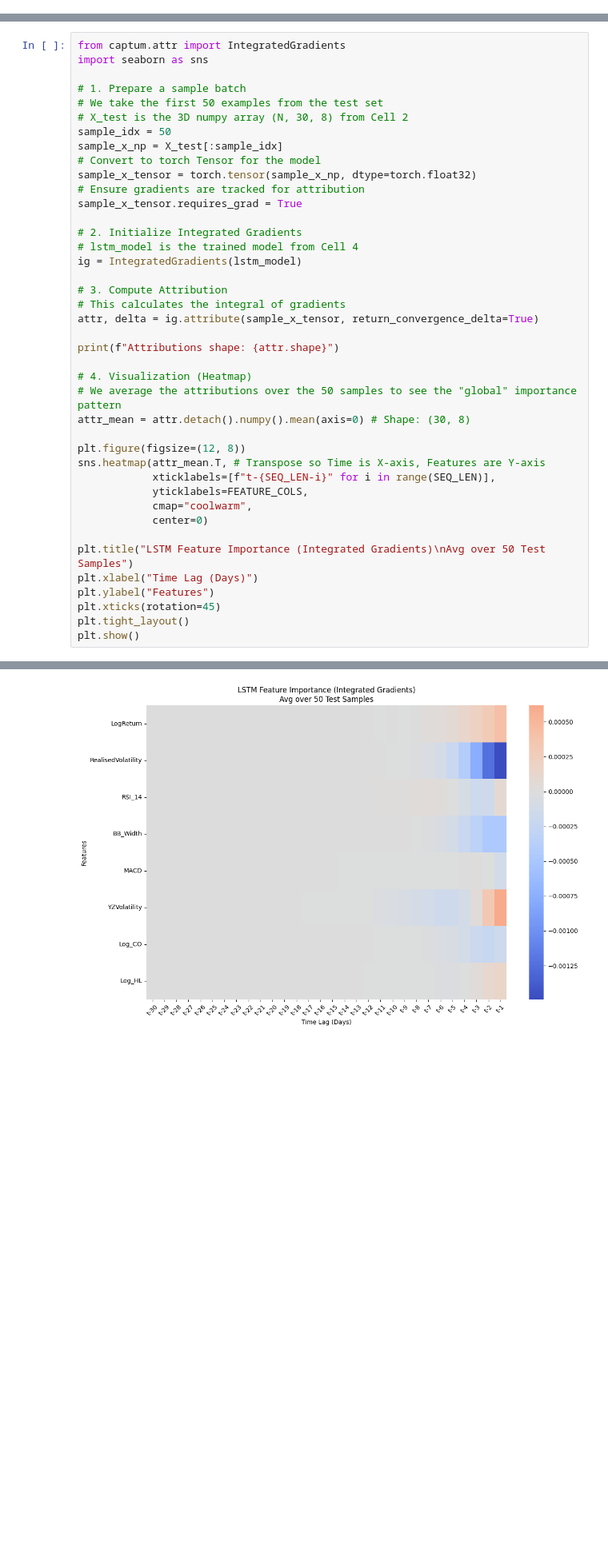
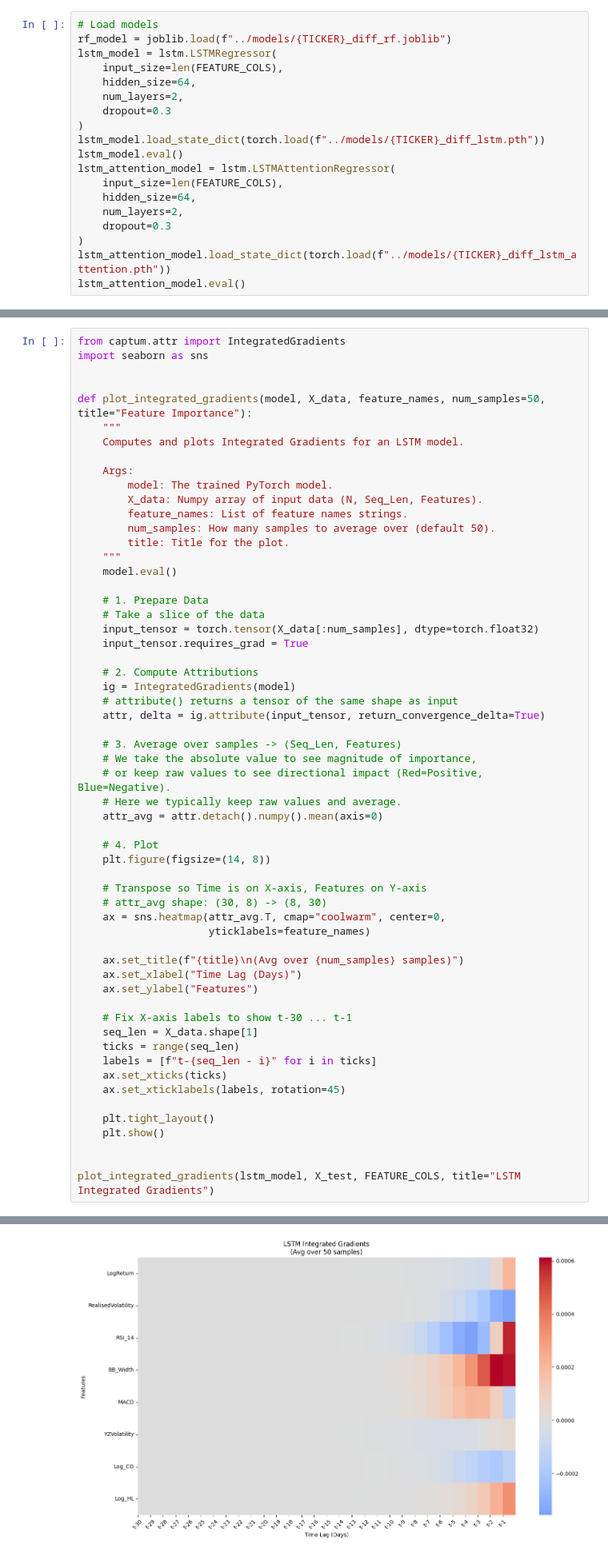
Before and after one commit to ICAI-IMAT-XAI/final-project-IgnacioBayon, a Jupyter notebook: notebooks/predict_difference.ipynb, the cells around one changed output, grey strips where cells are left out. Shown at 80% size. Cells and saved outputs as stored; diff of their text form; blank space fills up the shorter version.

Commit message:
model comparison finished

```diff
--- a/notebooks/predict_difference.ipynb
+++ b/notebooks/predict_difference.ipynb
@@ -236,2 +253,21 @@ Final Comparison (Reconstructed Values):
 # %% [markdown]
 ## 2. XAI
+# %%
+# Load models
+rf_model = joblib.load(f"../models/{TICKER}_diff_rf.joblib")
+lstm_model = lstm.LSTMRegressor(
+    input_size=len(FEATURE_COLS),
+    hidden_size=64,
+    num_layers=2,
+    dropout=0.3
+)
+lstm_model.load_state_dict(torch.load(f"../models/{TICKER}_diff_lstm.pth"))
+lstm_model.eval()
+lstm_attention_model = lstm.LSTMAttentionRegressor(
+    input_size=len(FEATURE_COLS),
+    hidden_size=64,
+    num_layers=2,
+    dropout=0.3
+)
+lstm_attention_model.load_state_dict(torch.load(f"../models/{TICKER}_diff_lstm_attention.pth"))
+lstm_attention_model.eval()
@@ -282,41 +337,58 @@ Random Forest: Top 10 Features driving Volatility Change
 from captum.attr import IntegratedGradients
 import seaborn as sns
 
-# 1. Prepare a sample batch
-# We take the first 50 examples from the test set
-# X_test is the 3D numpy array (N, 30, 8) from Cell 2
-sample_idx = 50
-sample_x_np = X_test[:sample_idx]
-# Convert to torch Tensor for the model
-sample_x_tensor = torch.tensor(sample_x_np, dtype=torch.float32)
-# Ensure gradients are tracked for attribution
-sample_x_tensor.requires_grad = True
 
-# 2. Initialize Integrated Gradients
-# lstm_model is the trained model from Cell 4
-ig = IntegratedGradients(lstm_model)
+def plot_integrated_gradients(model, X_data, feature_names, num_samples=50, title="Feature Importance"):
+    """
+    Computes and plots Integrated Gradients for an LSTM model.
 
-# 3. Compute Attribution
-# This calculates the integral of gradients
-attr, delta = ig.attribute(sample_x_tensor, return_convergence_delta=True)
+    Args:
+        model: The trained PyTorch model.
+        X_data: Numpy array of input data (N, Seq_Len, Features).
+        feature_names: List of feature names strings.
+        num_samples: How many samples to average over (default 50).
+        title: Title for the plot.
+    """
+    model.eval()
 
-print(f"Attributions shape: {attr.shape}")
+    # 1. Prepare Data
+    # Take a slice of the data
+    input_tensor = torch.tensor(X_data[:num_samples], dtype=torch.float32)
+    input_tensor.requires_grad = True
 
-# 4. Visualization (Heatmap)
-# We average the attributions over the 50 samples to see the "global" importance pattern
-attr_mean = attr.detach().numpy().mean(axis=0) # Shape: (30, 8)
+    # 2. Compute Attributions
+    ig = IntegratedGradients(model)
+    # attribute() returns a tensor of the same shape as input
+    attr, delta = ig.attribute(input_tensor, return_convergence_delta=True)
 
-plt.figure(figsize=(12, 8))
-sns.heatmap(attr_mean.T, # Transpose so Time is X-axis, Features are Y-axis
-            xticklabels=[f"t-{SEQ_LEN-i}" for i in range(SEQ_LEN)],
-            yticklabels=FEATURE_COLS,
-            cmap="coolwarm",
-            center=0)
+    # 3. Average over samples -> (Seq_Len, Features)
+    # We take the absolute value to see magnitude of importance,
+    # or keep raw values to see directional impact (Red=Positive, Blue=Negative).
+    # Here we typically keep raw values and average.
+    attr_avg = attr.detach().numpy().mean(axis=0)
 
-plt.title("LSTM Feature Importance (Integrated Gradients)\nAvg over 50 Test Samples")
-plt.xlabel("Time Lag (Days)")
-plt.ylabel("Features")
-plt.xticks(rotation=45)
-plt.tight_layout()
-plt.show()
+    # 4. Plot
+    plt.figure(figsize=(14, 8))
+
+    # Transpose so Time is on X-axis, Features on Y-axis
+    # attr_avg shape: (30, 8) -> (8, 30)
+    ax = sns.heatmap(attr_avg.T, cmap="coolwarm", center=0,
+                     yticklabels=feature_names)
+
+    ax.set_title(f"{title}\n(Avg over {num_samples} samples)")
+    ax.set_xlabel("Time Lag (Days)")
+    ax.set_ylabel("Features")
+
+    # Fix X-axis labels to show t-30 ... t-1
+    seq_len = X_data.shape[1]
+    ticks = range(seq_len)
+    labels = [f"t-{seq_len - i}" for i in ticks]
+    ax.set_xticks(ticks)
+    ax.set_xticklabels(labels, rotation=45)
+
+    plt.tight_layout()
+    plt.show()
+
+
+plot_integrated_gradients(lstm_model, X_test, FEATURE_COLS, title="LSTM Integrated Gradients")
 # %% [output]
@@ -324 +395 @@ Attributions shape: torch.Size([50, 30, 8])
-[figure, old version]
+[figure, new version]
```
Also changed, not shown: parts of 27 cells of this notebook, 2 other files.
